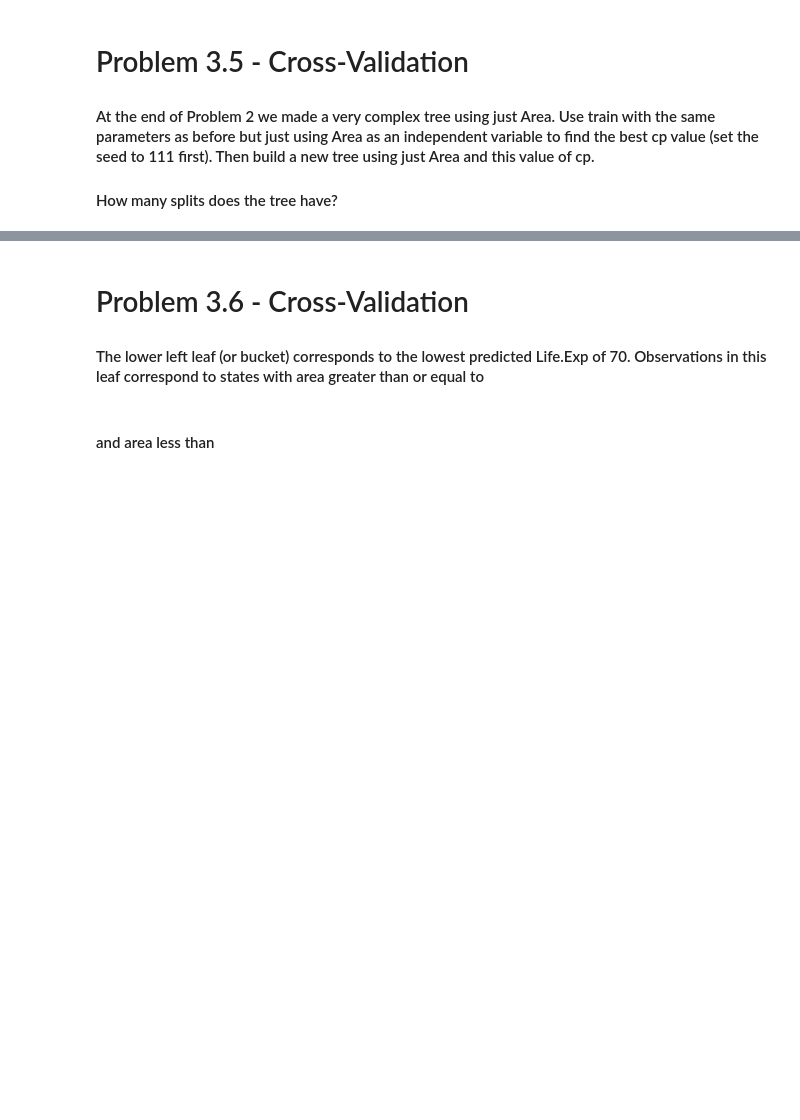
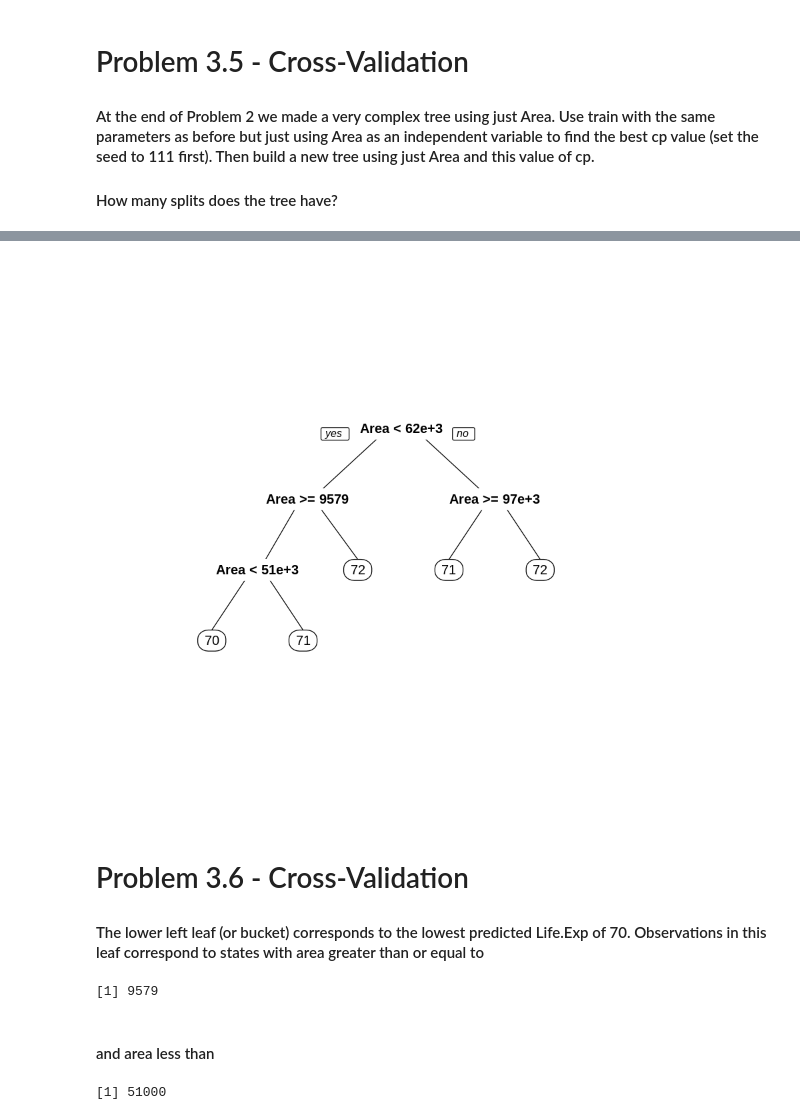
Before and after one commit to amirsaleem1990/The-analytics-edge, a Jupyter notebook: 4.5-Assignment/3-State-Data-Revisited.ipynb, the cells around one changed output, grey strips where cells are left out. Drawn from its saved outputs; the diff is of its cells as text; code cells hidden in the pictures; blank space fills up the shorter version.

```diff
--- a/4.5-Assignment/3-State-Data-Revisited.ipynb
+++ b/4.5-Assignment/3-State-Data-Revisited.ipynb
@@ -103,8 +231,21 @@
+# %%
+modelCart5 <- rpart(Life.Exp ~ Area, data=statedata, cp = 0.01)
+prp(modelCart5)
+# %% [output]
+[figure, added]
 # %% [markdown]
 # Problem 3.6 - Cross-Validation
 #### The lower left leaf (or bucket) corresponds to the lowest predicted Life.Exp of 70. Observations in this leaf correspond to states with area greater than or equal to
+# %%
+9579
+# %% [output]
+[1] 9579
 # %% [markdown]
 #### and area less than
+# %%
+51e+3
+# %% [output]
+[1] 51000
 # %% [markdown]
 # Problem 3.7 - Cross-Validation
 #### We have simplified the previous "Area tree" considerably by using cross-validation. Calculate the SSE of the cross-validated "Area tree", and select all of the following correct statements that apply:
```
Also changed, not shown: parts of 23 cells of this notebook.
